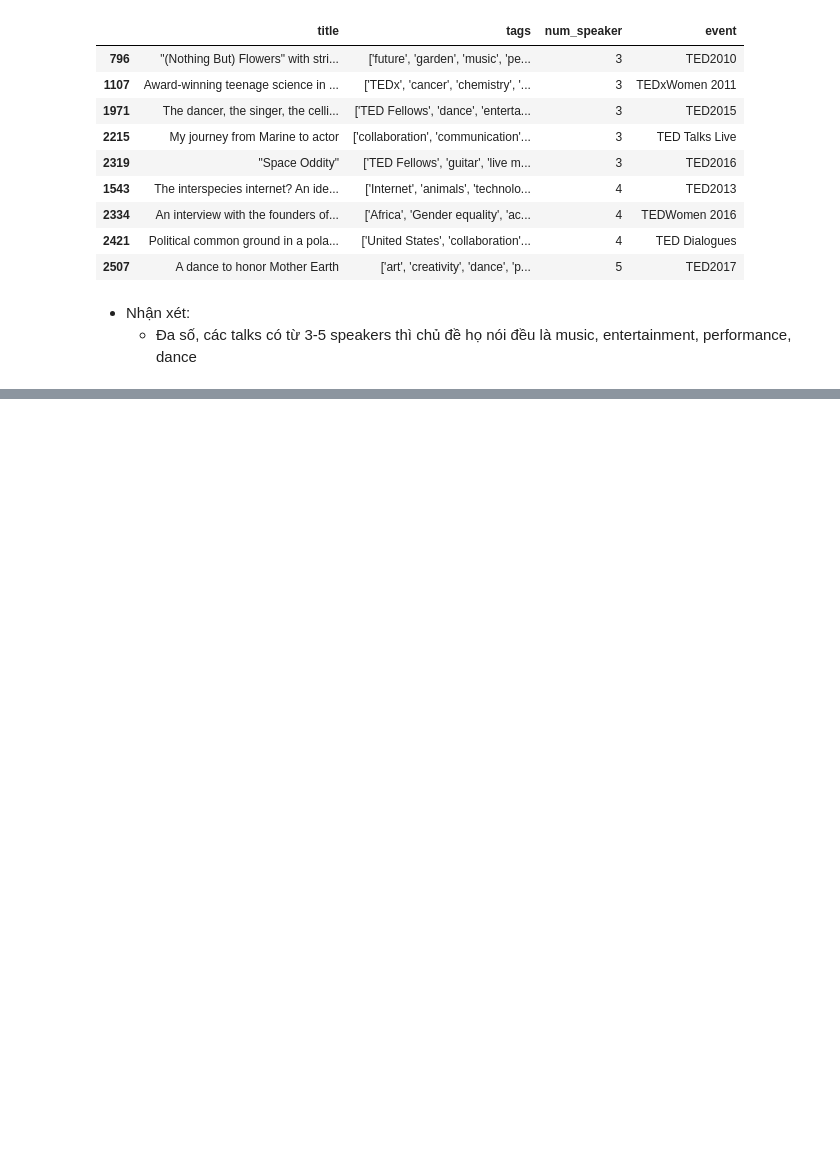
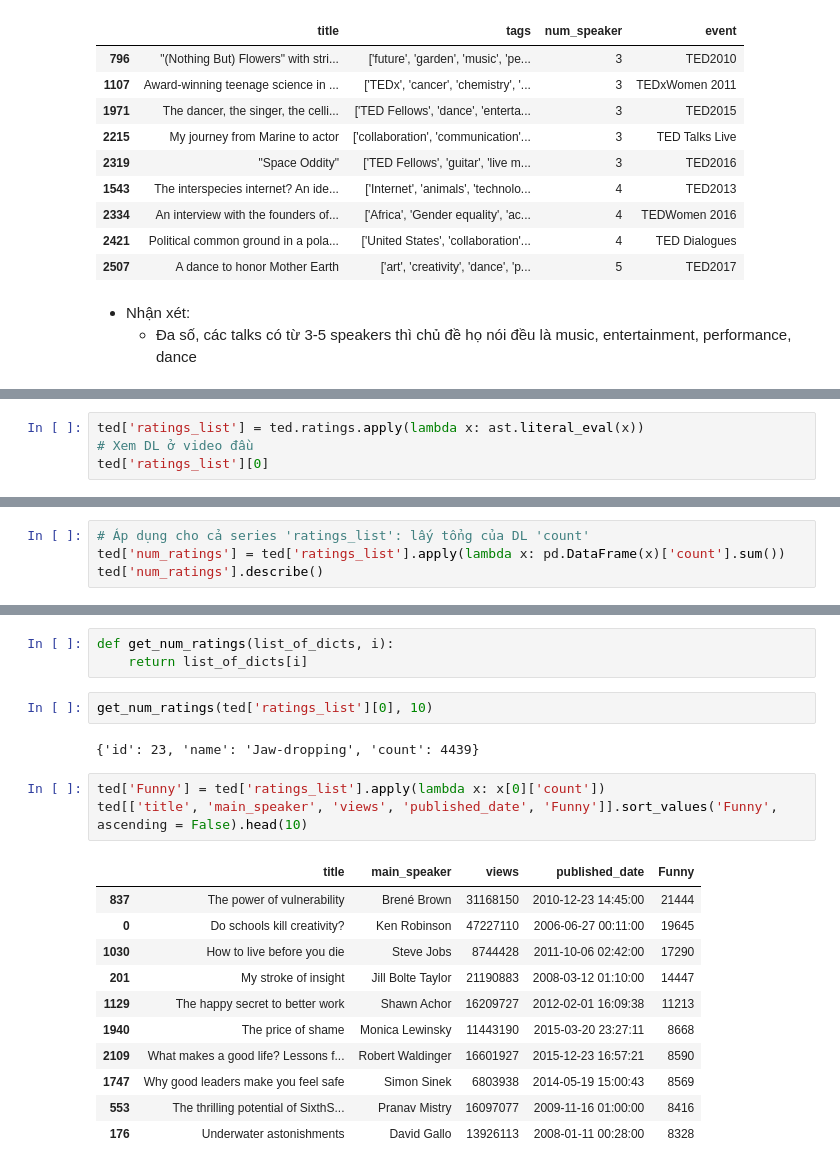
Before and after one commit to nguyenhuynhxuanmai/LTKHDL_FinalProject, a Jupyter notebook: 1712091_NguyenHuynhXuanMai.ipynb, the cells around one changed output, grey strips where cells are left out. Saved outputs shown, nothing was run; the diff lists cells and outputs as text; blank space fills up the shorter version.

Commit message:
Update: Measure Ratings

```diff
--- a/1712091_NguyenHuynhXuanMai.ipynb
+++ b/1712091_NguyenHuynhXuanMai.ipynb
@@ -622,0 +655,4 @@ ted[ted['num_speaker'] >= 3][['title', 'tags', 'num_speaker', 'event']].sort_val
+# %%
+ted['ratings_list'] = ted.ratings.apply(lambda x: ast.literal_eval(x))
+# Xem DL ở video đầu
+ted['ratings_list'][0]
@@ -622,0 +687,4 @@ ted[ted['num_speaker'] >= 3][['title', 'tags', 'num_speaker', 'event']].sort_val
+# %%
+# Áp dụng cho cả series 'ratings_list': lấy tổng của DL 'count'
+ted['num_ratings'] = ted['ratings_list'].apply(lambda x: pd.DataFrame(x)['count'].sum())
+ted['num_ratings'].describe()
@@ -622,0 +701,22 @@ ted[ted['num_speaker'] >= 3][['title', 'tags', 'num_speaker', 'event']].sort_val
+# %%
+def get_num_ratings(list_of_dicts, i):
+    return list_of_dicts[i]
+# %%
+get_num_ratings(ted['ratings_list'][0], 10)
+# %% [output]
+{'id': 23, 'name': 'Jaw-dropping', 'count': 4439}
+# %%
+ted['Funny'] = ted['ratings_list'].apply(lambda x: x[0]['count'])
+ted[['title', 'main_speaker', 'views', 'published_date', 'Funny']].sort_values('Funny', ascending = False).head(10)
+# %% [output]
+|  | title | main_speaker | views | published_date | Funny |
+| 837 | The power of vulnerability | Brené Brown | 31168150 | 2010-12-23 14:45:00 | 21444 |
+| 0 | Do schools kill creativity? | Ken Robinson | 47227110 | 2006-06-27 00:11:00 | 19645 |
+| 1030 | How to live before you die | Steve Jobs | 8744428 | 2011-10-06 02:42:00 | 17290 |
+| 201 | My stroke of insight | Jill Bolte Taylor | 21190883 | 2008-03-12 01:10:00 | 14447 |
+| 1129 | The happy secret to better work | Shawn Achor | 16209727 | 2012-02-01 16:09:38 | 11213 |
+| 1940 | The price of shame | Monica Lewinsky | 11443190 | 2015-03-20 23:27:11 | 8668 |
+| 2109 | What makes a good life? Lessons f... | Robert Waldinger | 16601927 | 2015-12-23 16:57:21 | 8590 |
+| 1747 | Why good leaders make you feel safe | Simon Sinek | 6803938 | 2014-05-19 15:00:43 | 8569 |
+| 553 | The thrilling potential of SixthS... | Pranav Mistry | 16097077 | 2009-11-16 01:00:00 | 8416 |
+| 176 | Underwater astonishments | David Gallo | 13926113 | 2008-01-11 00:28:00 | 8328 |
```
Also changed, not shown: parts of 29 cells of this notebook.
